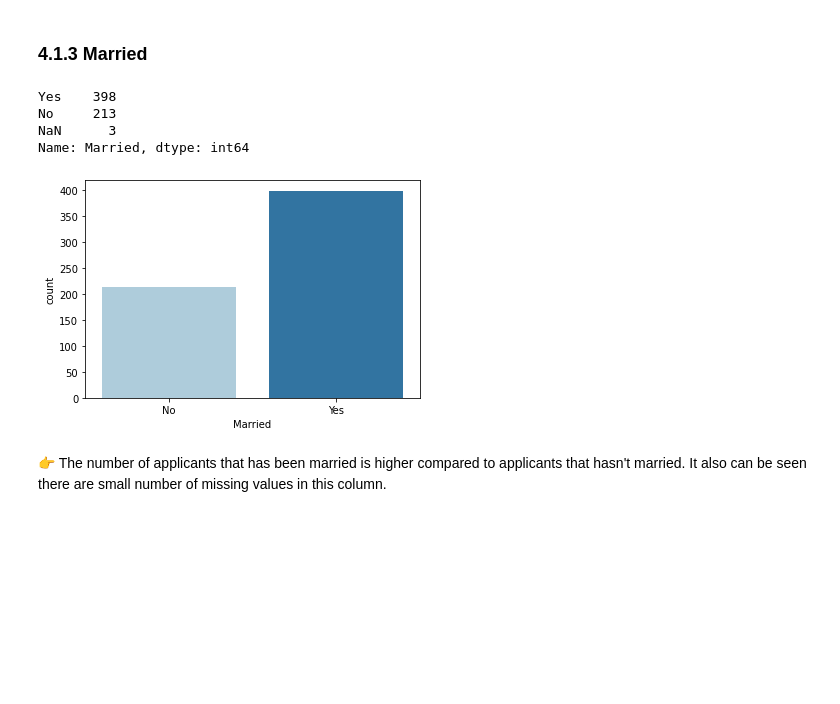
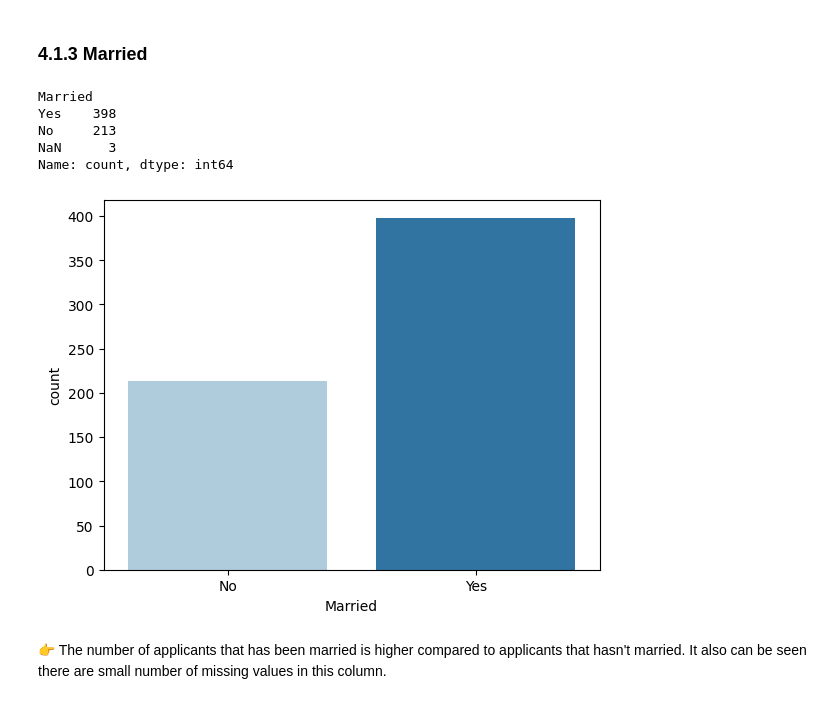
Before and after one commit to trg-pauline/loan-prediction, a Jupyter notebook: notebook/loan-prediction-w-various-ml-models.ipynb, the cells around one changed output. Drawn from its saved outputs; the diff is of its cells as text; code cells hidden in the pictures; blank space fills up the shorter version.

```diff
--- a/notebook/loan-prediction-w-various-ml-models.ipynb
+++ b/notebook/loan-prediction-w-various-ml-models.ipynb
@@ -153,7 +175,7 @@ from sklearn.model_selection import GridSearchCV, RandomizedSearchCV
 # 3. Reading Data Set 👓
 👉 After importing libraries, we will also import the dataset that will be used.
 # %%
-df = pd.read_csv("../input/loan-predication/train_u6lujuX_CVtuZ9i (1).csv")
+df = pd.read_csv("../dataset/loan_data_set.csv")
 df.head()
 # %% [output]
 |  | Loan_ID | Gender | Married | Dependents | Education | Self_Employed | ApplicantIncome | CoapplicantIncome | ... |
@@ -226,15 +250,16 @@ Missing values percentage: 2.12%
 # %%
 df.Married.value_counts(dropna=False)
 # %% [output]
+Married
 Yes    398
 No     213
 NaN      3
-Name: Married, dtype: int64
+Name: count, dtype: int64
 # %%
-sns.countplot(x="Married", data=df, palette="Paired")
+sns.countplot(x="Married", data=df, palette="Paired", hue="Married", legend=False)
 plt.show()
 # %% [output]
-[figure, old version]
+[figure, new version]
 # %% [markdown]
 👉 The number of applicants that has been married is higher compared to applicants that hasn't married. It also can be seen there are small number of missing values in this column.
 # %%
```
Also changed, not shown: parts of 57 cells of this notebook, 2 other files.
